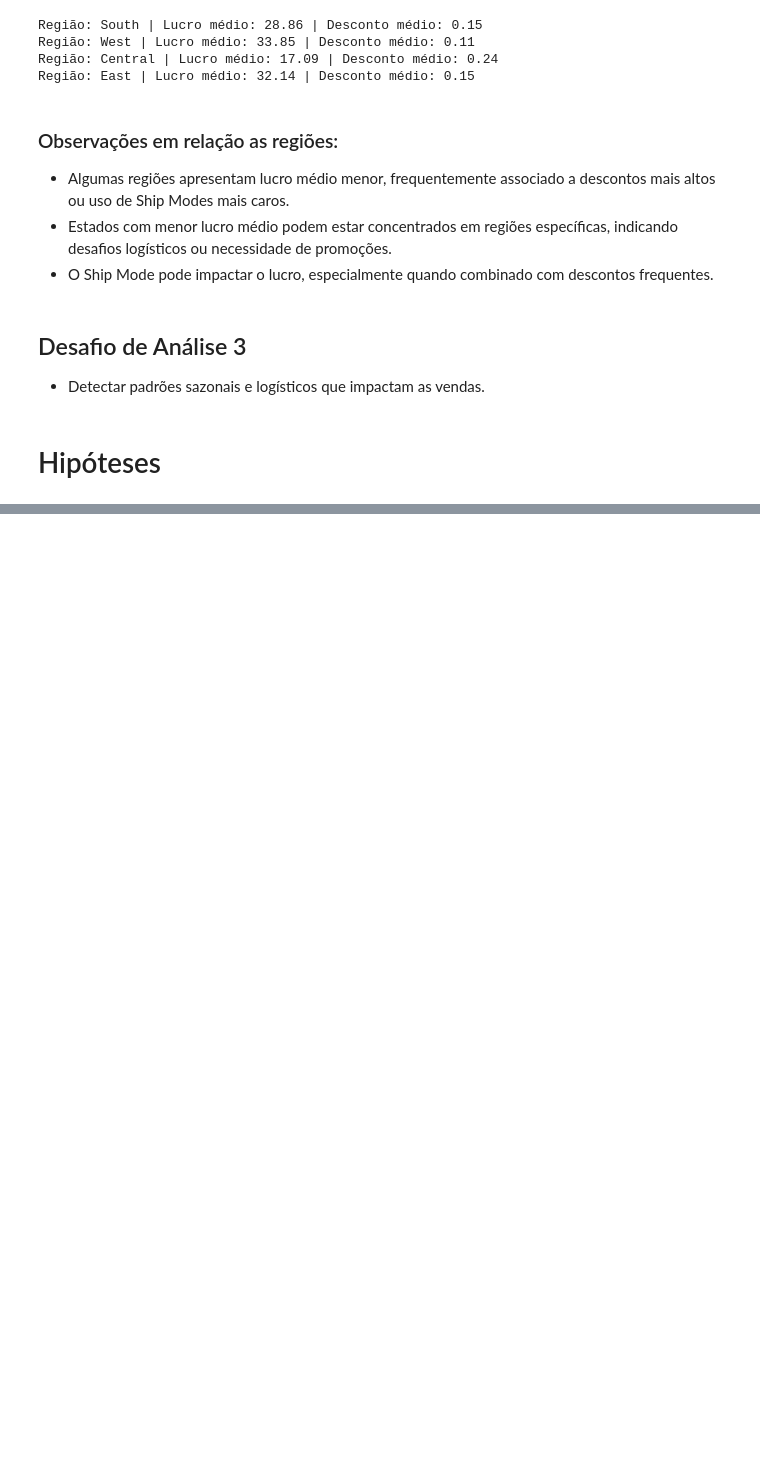
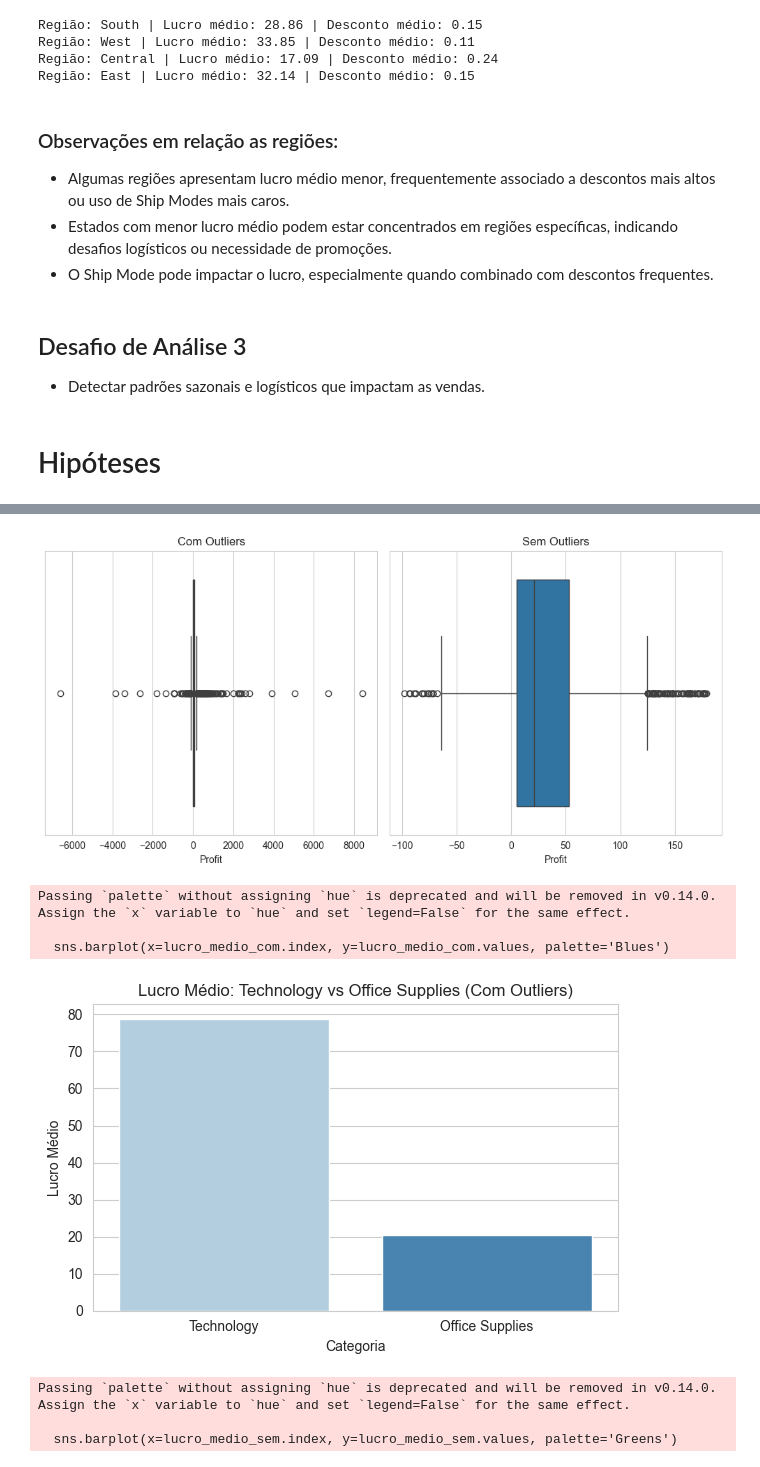
Before and after one commit to MaluAbrami/trabAnaliseDeDados, a Jupyter notebook: notebooks/Trabalho.ipynb, the cells around one changed output, grey strips where cells are left out. Saved outputs shown, nothing was run; the diff lists cells and outputs as text; code cells hidden in the pictures; blank space fills up the shorter version.

```diff
--- a/notebooks/Trabalho.ipynb
+++ b/notebooks/Trabalho.ipynb
@@ -956,0 +817,3 @@ A hipótese buscou avaliar se o segmento de cliente (Consumer, Corporate, Home O
+# %%
+# Remove outliers
+tech_profit_sem_outliers = tech_profit[(tech_profit >= lower_limit) & (tech_profit <= upper_limit)]
@@ -956,0 +823,53 @@ A hipótese buscou avaliar se o segmento de cliente (Consumer, Corporate, Home O
+# %%
+plt.figure(figsize=(10, 5))
+
+# Com outliers
+plt.subplot(1, 2, 1)
+sns.boxplot(x=tech_profit)
+plt.title('Com Outliers')
+
+# Sem outliers
+plt.subplot(1, 2, 2)
+sns.boxplot(x=tech_profit_sem_outliers)
+plt.title('Sem Outliers')
+
+plt.tight_layout()
+plt.show()
+
+# Comparação do lucro médio entre Technology e Office Supplies
+# Com outliers
+lucro_medio_com = df[df['Category'].isin(['Technology', 'Office Supplies'])].groupby('Category')['Profit'].mean().sort_values(ascending=False)
+
+plt.figure(figsize=(6, 4))
+sns.barplot(x=lucro_medio_com.index, y=lucro_medio_com.values, palette='Blues')
+plt.title('Lucro Médio: Technology vs Office Supplies (Com Outliers)')
+plt.xlabel('Categoria')
+plt.ylabel('Lucro Médio')
+plt.tight_layout()
+plt.show()
+
+# Sem outliers (apenas para Technology, Office Supplies permanece igual)
+tech_sem_outliers = tech_profit_sem_outliers
+off_profit = df[df['Category'] == 'Office Supplies']['Profit']
+
+lucro_medio_sem = pd.Series({
+    'Technology': tech_sem_outliers.mean(),
+    'Office Supplies': off_profit.mean()
+}).sort_values(ascending=False)
+
+plt.figure(figsize=(6, 4))
+sns.barplot(x=lucro_medio_sem.index, y=lucro_medio_sem.values, palette='Greens')
+plt.title('Lucro Médio: Technology vs Office Supplies (Sem Outliers em Technology)')
+plt.xlabel('Categoria')
+plt.ylabel('Lucro Médio')
+plt.tight_layout()
+plt.show()
+# %% [output]
+[figure, added]
+Passing `palette` without assigning `hue` is deprecated and will be removed in v0.14.0. Assign the `x` variable to `hue` and set `legend=False` for the same effect.
+
+  sns.barplot(x=lucro_medio_com.index, y=lucro_medio_com.values, palette='Blues')
+[figure, added]
+Passing `palette` without assigning `hue` is deprecated and will be removed in v0.14.0. Assign the `x` variable to `hue` and set `legend=False` for the same effect.
+
+  sns.barplot(x=lucro_medio_sem.index, y=lucro_medio_sem.values, palette='Greens')
```
Also changed, not shown: parts of 22 cells of this notebook.
